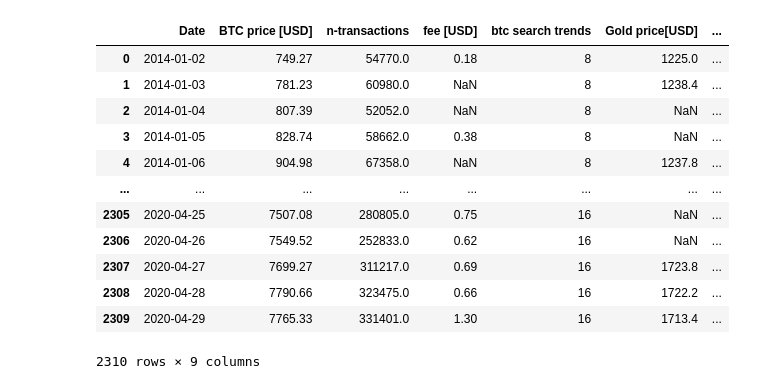
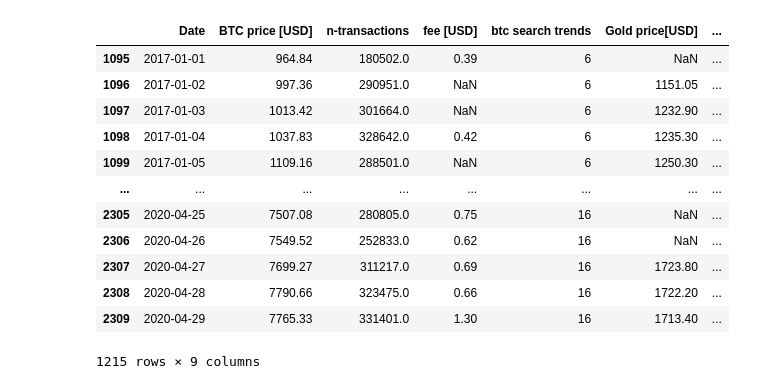
Before and after one commit to inspired-consulting/python_samples, a Jupyter notebook: Bitcoin_Dataset.ipynb, the cells around one changed output. Cells and saved outputs as stored; diff of their text form; code cells hidden in the pictures.

```diff
--- a/Bitcoin_Dataset.ipynb
+++ b/Bitcoin_Dataset.ipynb
@@ -5,18 +5,18 @@ import matplotlib.pyplot as plt
 # %%
 df = pd.read_csv('./data/Bitcoin_dataset_updated.csv')
 # %%
-df
+df.iloc[1095:, :]
 # %% [output]
 |  | Date | BTC price [USD] | n-transactions | fee [USD] | btc search trends | Gold price[USD] | ... |
-| 0 | 2014-01-02 | 749.27 | 54770.0 | 0.18 | 8 | 1225.0 | ... |
-| 1 | 2014-01-03 | 781.23 | 60980.0 | NaN | 8 | 1238.4 | ... |
-| 2 | 2014-01-04 | 807.39 | 52052.0 | NaN | 8 | NaN | ... |
-| 3 | 2014-01-05 | 828.74 | 58662.0 | 0.38 | 8 | NaN | ... |
-| 4 | 2014-01-06 | 904.98 | 67358.0 | NaN | 8 | 1237.8 | ... |
+| 1095 | 2017-01-01 | 964.84 | 180502.0 | 0.39 | 6 | NaN | ... |
+| 1096 | 2017-01-02 | 997.36 | 290951.0 | NaN | 6 | 1151.05 | ... |
+| 1097 | 2017-01-03 | 1013.42 | 301664.0 | NaN | 6 | 1232.90 | ... |
+| 1098 | 2017-01-04 | 1037.83 | 328642.0 | 0.42 | 6 | 1235.30 | ... |
+| 1099 | 2017-01-05 | 1109.16 | 288501.0 | NaN | 6 | 1250.30 | ... |
 | ... | ... | ... | ... | ... | ... | ... | ... |
 | 2305 | 2020-04-25 | 7507.08 | 280805.0 | 0.75 | 16 | NaN | ... |
 | 2306 | 2020-04-26 | 7549.52 | 252833.0 | 0.62 | 16 | NaN | ... |
-| 2307 | 2020-04-27 | 7699.27 | 311217.0 | 0.69 | 16 | 1723.8 | ... |
-| 2308 | 2020-04-28 | 7790.66 | 323475.0 | 0.66 | 16 | 1722.2 | ... |
-| 2309 | 2020-04-29 | 7765.33 | 331401.0 | 1.30 | 16 | 1713.4 | ... |
+| 2307 | 2020-04-27 | 7699.27 | 311217.0 | 0.69 | 16 | 1723.80 | ... |
+| 2308 | 2020-04-28 | 7790.66 | 323475.0 | 0.66 | 16 | 1722.20 | ... |
+| 2309 | 2020-04-29 | 7765.33 | 331401.0 | 1.30 | 16 | 1713.40 | ... |
-2310 rows × 9 columns
+1215 rows × 9 columns
```
Also changed, not shown: parts of 6 cells of this notebook.
